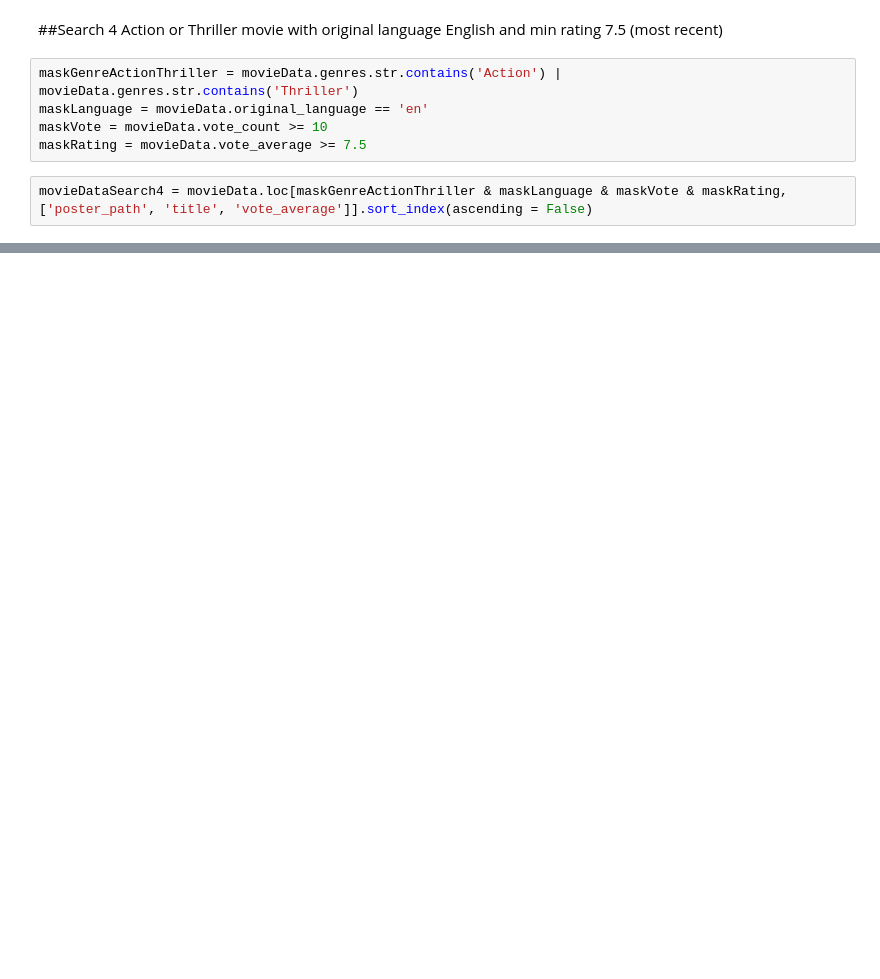
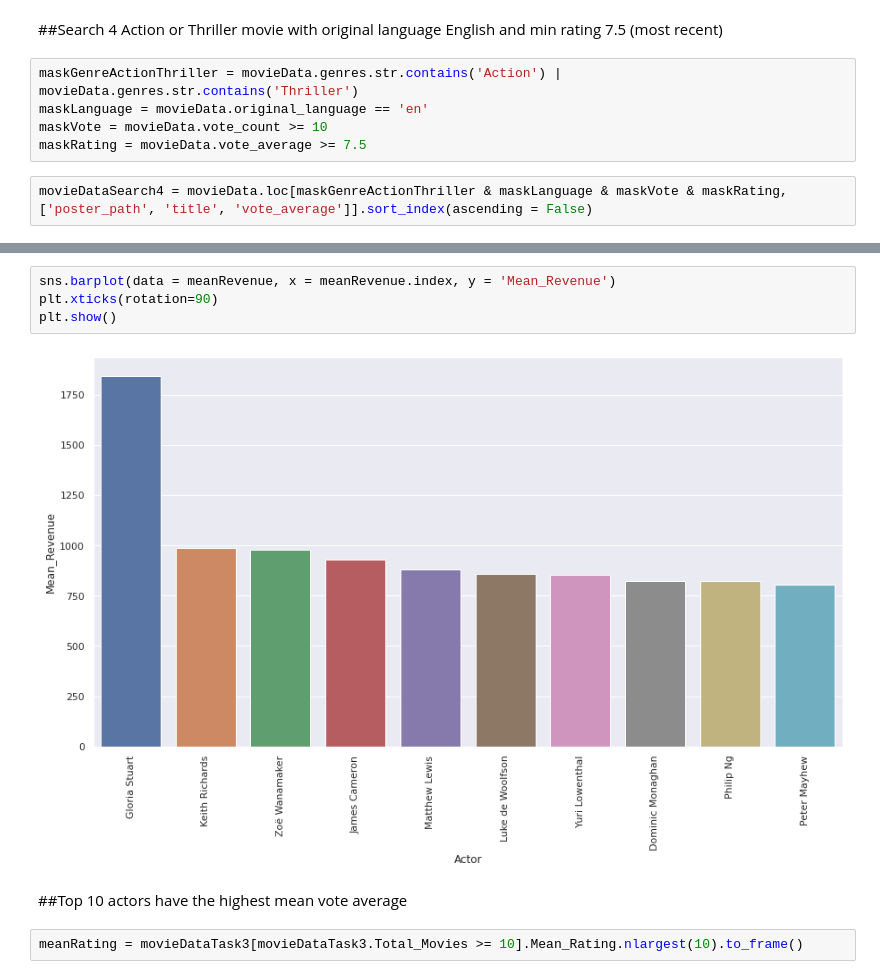
Before and after one commit to lvphu95/data-analysis-movie-dataset, a Jupyter notebook: Explanatory Data Analysis movie dataset.ipynb, the cells around one changed output, grey strips where cells are left out. Saved outputs shown, nothing was run; the diff lists cells and outputs as text; blank space fills up the shorter version.

```diff
--- a/Explanatory Data Analysis movie dataset.ipynb
+++ b/Explanatory Data Analysis movie dataset.ipynb
@@ -210,0 +252,10 @@ HTML(movieDataSearch4.head().to_html(escape = False))
+# %%
+sns.barplot(data = meanRevenue, x = meanRevenue.index, y = 'Mean_Revenue')
+plt.xticks(rotation=90)
+plt.show()
+# %% [output]
+[figure, added]
+# %% [markdown]
+##Top 10 actors have the highest mean vote average
+# %%
+meanRating = movieDataTask3[movieDataTask3.Total_Movies >= 10].Mean_Rating.nlargest(10).to_frame()
```
Also changed, not shown: parts of 19 cells of this notebook.
